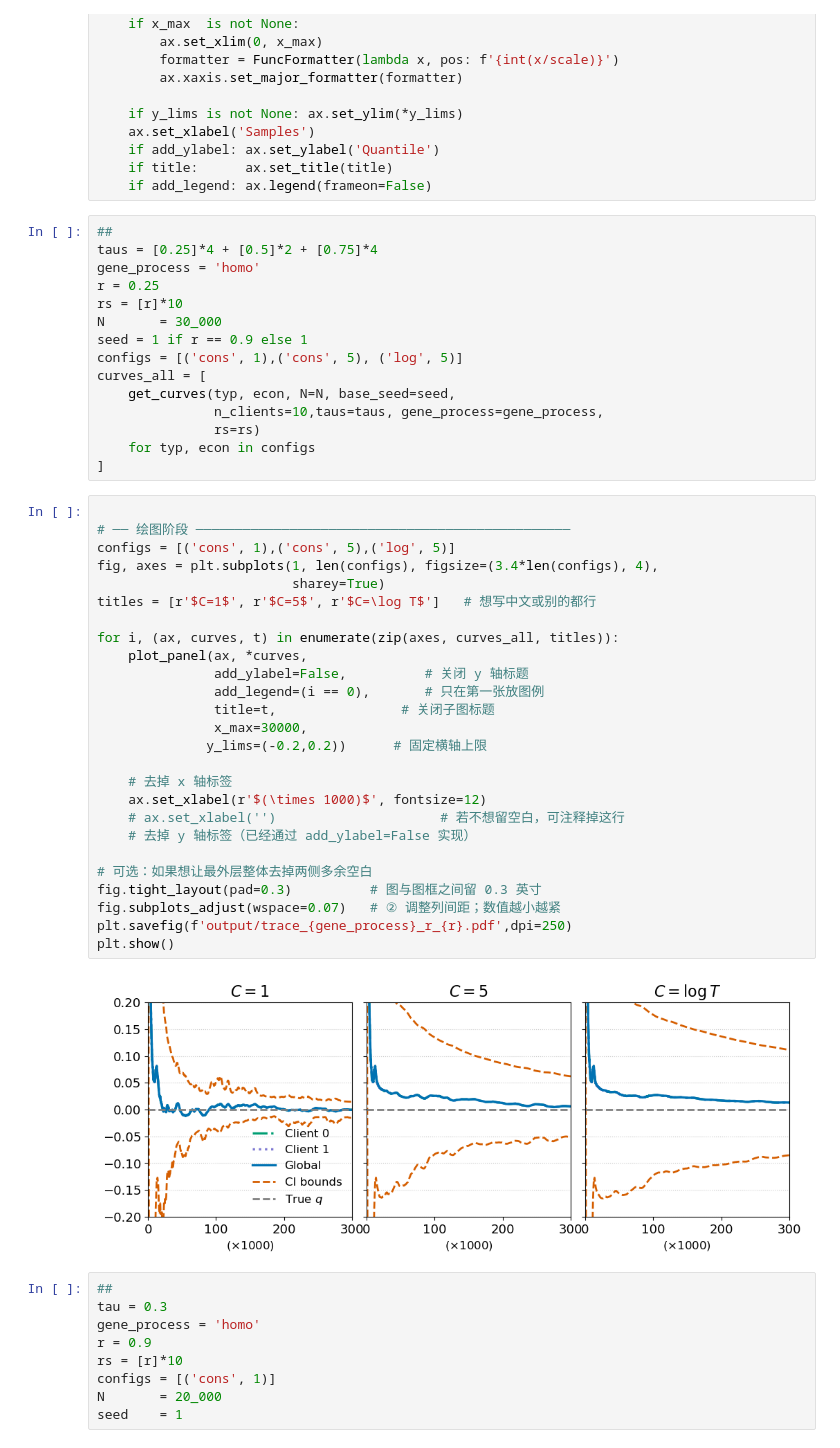
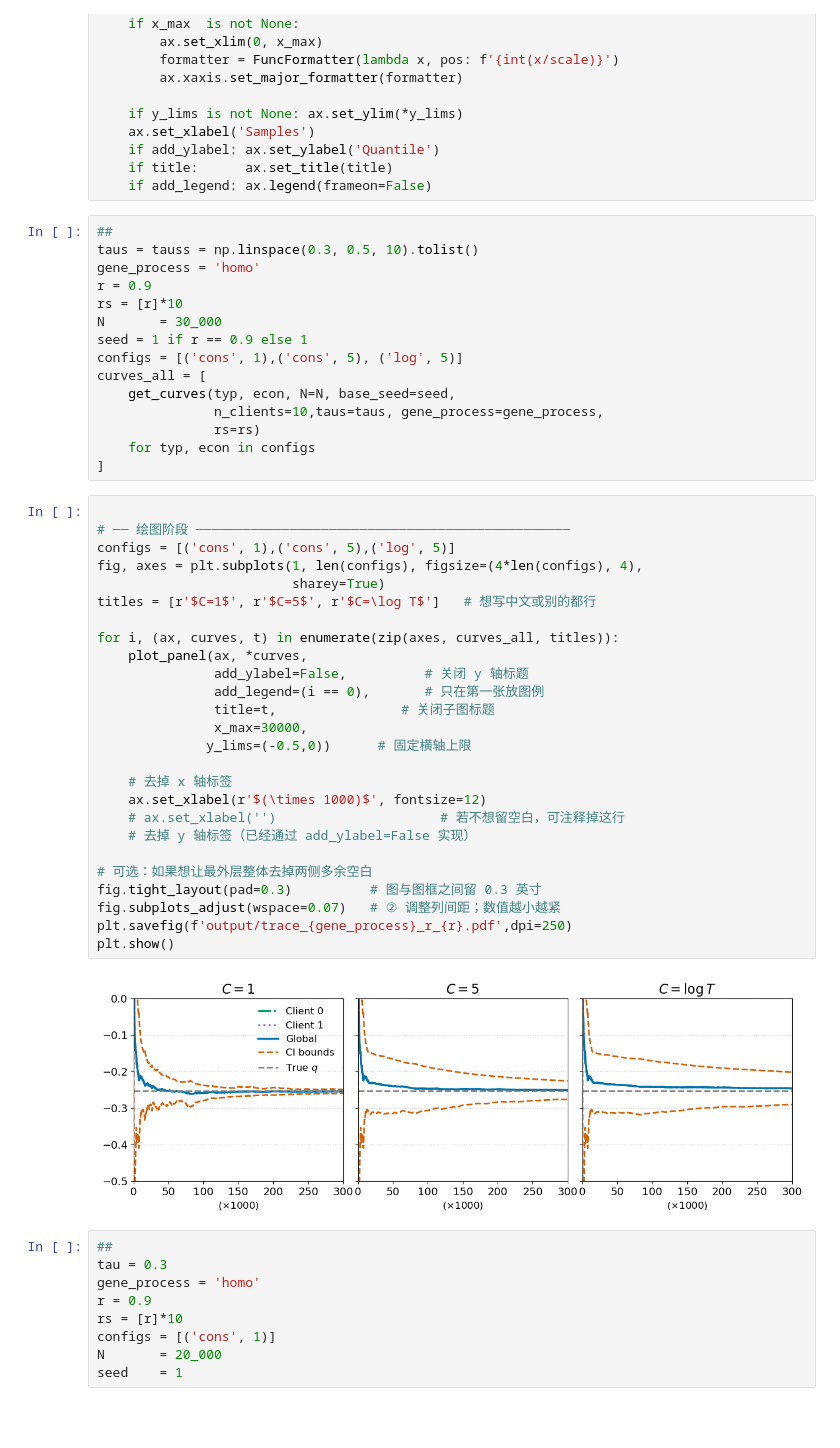
Before and after one commit to Amber-nannan/FedDPQuantile, a Jupyter notebook: plot_trace.ipynb, the cells around one changed output. Saved outputs shown, nothing was run; the diff lists cells and outputs as text; blank space fills up the shorter version.

```diff
--- a/plot_trace.ipynb
+++ b/plot_trace.ipynb
@@ -112,9 +158,9 @@ def plot_panel(ax,
     if add_legend: ax.legend(frameon=False)
 # %%
 ##
-taus = [0.25]*4 + [0.5]*2 + [0.75]*4
+taus = tauss = np.linspace(0.3, 0.5, 10).tolist()
 gene_process = 'homo'
-r = 0.25
+r = 0.9
 rs = [r]*10
 N       = 30_000
 seed = 1 if r == 0.9 else 1
@@ -128,31 +174,31 @@ curves_all = [
 # %%
 
 # ── 绘图阶段 ────────────────────────────────────────────────
 configs = [('cons', 1),('cons', 5),('log', 5)]
-fig, axes = plt.subplots(1, len(configs), figsize=(3.4*len(configs), 4),
+fig, axes = plt.subplots(1, len(configs), figsize=(4*len(configs), 4),
                          sharey=True)
 titles = [r'$C=1$', r'$C=5$', r'$C=\log T$']   # 想写中文或别的都行
 
 for i, (ax, curves, t) in enumerate(zip(axes, curves_all, titles)):
     plot_panel(ax, *curves,
                add_ylabel=False,          # 关闭 y 轴标题
                add_legend=(i == 0),       # 只在第一张放图例
                title=t,                # 关闭子图标题
                x_max=30000,
-              y_lims=(-0.2,0.2))      # 固定横轴上限
+              y_lims=(-0.5,0))      # 固定横轴上限
 
     # 去掉 x 轴标签
     ax.set_xlabel(r'$(\times 1000)$', fontsize=12)
     # ax.set_xlabel('')                     # 若不想留空白，可注释掉这行
     # 去掉 y 轴标签（已经通过 add_ylabel=False 实现）
 
 # 可选：如果想让最外层整体去掉两侧多余空白
 fig.tight_layout(pad=0.3)          # 图与图框之间留 0.3 英寸
 fig.subplots_adjust(wspace=0.07)   # ② 调整列间距；数值越小越紧
 plt.savefig(f'output/trace_{gene_process}_r_{r}.pdf',dpi=250)
 plt.show()
 # %% [output]
-[figure, old version]
+[figure, new version]
 # %%
 ##
 tau = 0.3
```
Also changed, not shown: parts of 1 cell of this notebook, 2 other files.
